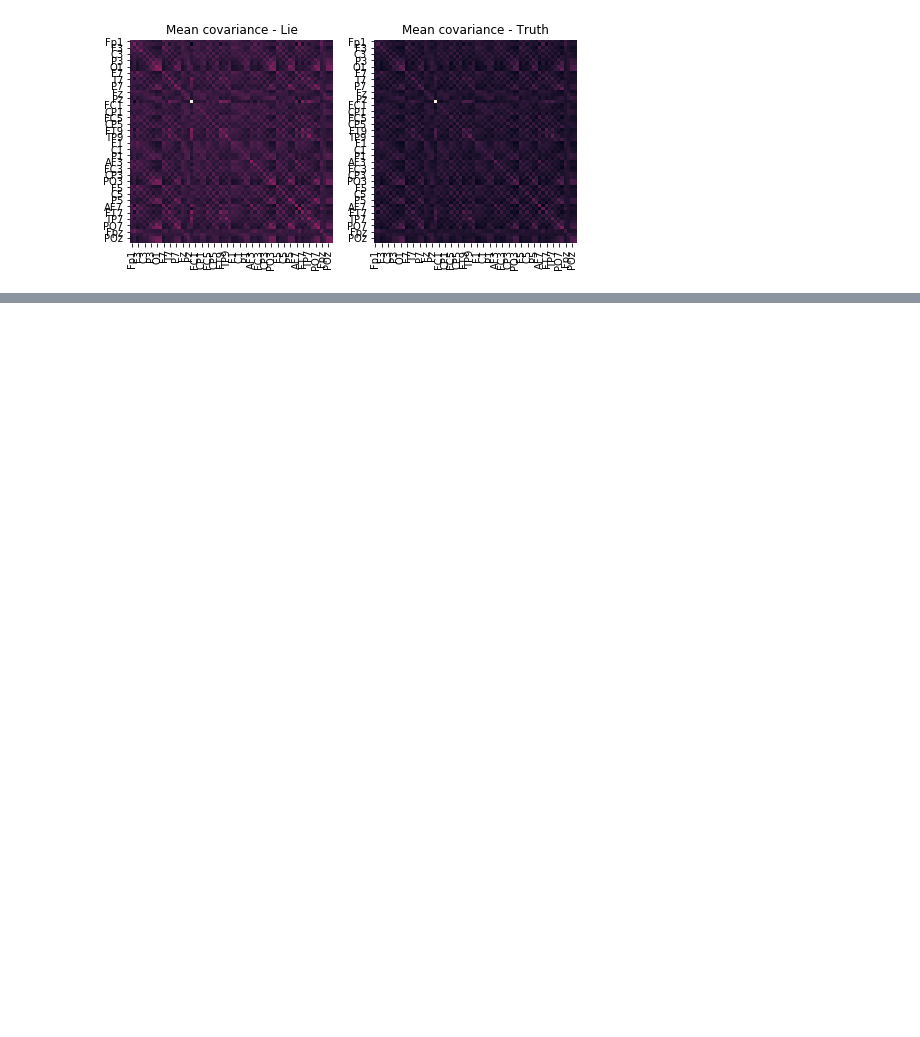
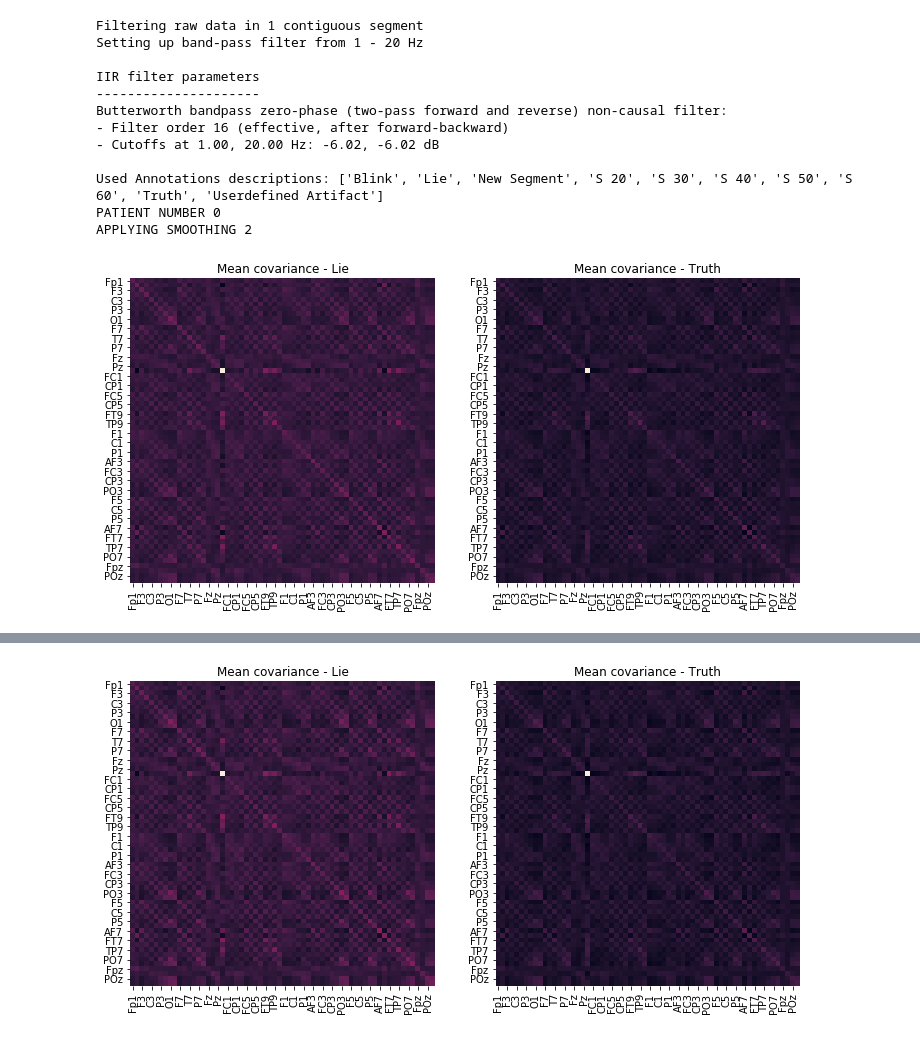
Before and after one commit to ambisinistra/thesis_materials, a Jupyter notebook: Diploma LieClassifier V1 smoothing_applied.ipynb, the cells around one changed output, grey strips where cells are left out. Saved outputs shown, nothing was run; the diff lists cells and outputs as text; code cells hidden in the pictures; blank space fills up the shorter version.

```diff
--- a/Diploma LieClassifier V1 smoothing_applied.ipynb
+++ b/Diploma LieClassifier V1 smoothing_applied.ipynb
@@ -180,0 +99,20 @@ _ = epochs['Lie'][0:5].plot()
+# %%
+def extract_events_and_epochs(raw, verbose=True):
+    #show energies by frequencies
+    if verbose:
+        _ = raw.plot_psd()
+    #applying filtering
+    raw.filter(1, 20, method = "iir")
+    #show data after filtration
+    if verbose:
+        _ = raw.plot()
+    events = mne.events_from_annotations(raw)
+
+    event_id = dict(Lie=2, Truth=9)
+
+    epochs = mne.Epochs(raw, events[0], event_id, tmin = -0.1, tmax = 0.7, verbose=verbose, preload=True)
+    #to pick p300 electrodes add 'picks=["Fz","Pz","Fpz"]'
+
+    return (events, epochs)
+# %%
+events, epochs = extract_events_and_epochs(raw)
@@ -326,31 +334,50 @@ plt.show()
 # %%
-epochs_data_train, labels = apply_smoothing(epochs, smoothing = 3)
+for n_patient, i, _ in good_cov_matrices:
+
+    events, epochs = extract_events_and_epochs(eeg_samples[n_patient], verbose = False)
+
+    epochs_data_train, labels = apply_smoothing(epochs, smoothing = i)
 
     # compute covariance matrices
-cov_data_train = Covariances(estimator='lwf').transform(epochs_data_train)
+    cov_data_train = Covariances(estimator='lwf').transform(epochs_data_train)
 
-mdm = MDM()
-mdm.fit(cov_data_train, labels)
+    print("PATIENT NUMBER {}".format(n_patient))
+    print ("APPLYING SMOOTHING {}".format(i))
+    mdm = MDM()
+    #mdm = TSclassifier()
+    mdm.fit(cov_data_train, labels)
 
-fig, axes = plt.subplots(1, 2, figsize=[8, 4])
-ch_names = [ch.replace('.', '') for ch in epochs.ch_names]
+    fig, axes = plt.subplots(1, 2, figsize=[12, 12])
+    ch_names = [ch.replace('.', '') for ch in epochs.ch_names]
 
-df = pd.DataFrame(data=mdm.covmeans_[0], index=ch_names, columns=ch_names)
-g = sns.heatmap(df, ax=axes[0], square=True, cbar=False, xticklabels=2,
+    df = pd.DataFrame(data=mdm.covmeans_[0], index=ch_names, columns=ch_names)
+    g = sns.heatmap(df, ax=axes[0], square=True, cbar=False, xticklabels=2,
                 yticklabels=2)
-g.set_title('Mean covariance - Lie')
+    g.set_title('Mean covariance - Lie')
 
-df = pd.DataFrame(data=mdm.covmeans_[1], index=ch_names, columns=ch_names)
-g = sns.heatmap(df, ax=axes[1], square=True, cbar=False, xticklabels=2,
+    df = pd.DataFrame(data=mdm.covmeans_[1], index=ch_names, columns=ch_names)
+    g = sns.heatmap(df, ax=axes[1], square=True, cbar=False, xticklabels=2,
                 yticklabels=2)
-plt.xticks(rotation='vertical')
-plt.yticks(rotation='horizontal')
-g.set_title('Mean covariance - Truth')
+    plt.xticks(rotation='vertical')
+    plt.yticks(rotation='horizontal')
+    g.set_title('Mean covariance - Truth')
 
-# dirty fix
-plt.sca(axes[0])
-plt.xticks(rotation='vertical')
-plt.yticks(rotation='horizontal')
-plt.show()
+    # dirty fix
+    plt.sca(axes[0])
+    plt.xticks(rotation='vertical')
+    plt.yticks(rotation='horizontal')
+    plt.show()
 # %% [output]
+Filtering raw data in 1 contiguous segment
+Setting up band-pass filter from 1 - 20 Hz
+
+IIR filter parameters
+---------------------
+Butterworth bandpass zero-phase (two-pass forward and reverse) non-causal filter:
+- Filter order 16 (effective, after forward-backward)
+- Cutoffs at 1.00, 20.00 Hz: -6.02, -6.02 dB
+
+Used Annotations descriptions: ['Blink', 'Lie', 'New Segment', 'S 20', 'S 30', 'S 40', 'S 50', 'S 60', 'Truth', 'Userdefined Artifact']
+PATIENT NUMBER 0
+APPLYING SMOOTHING 2
-[figure, old version]
+[figure, new version]
@@ -356,0 +396 @@ plt.show()
+[figure, added]
```
Also changed, not shown: parts of 31 cells of this notebook, 3 other files.
